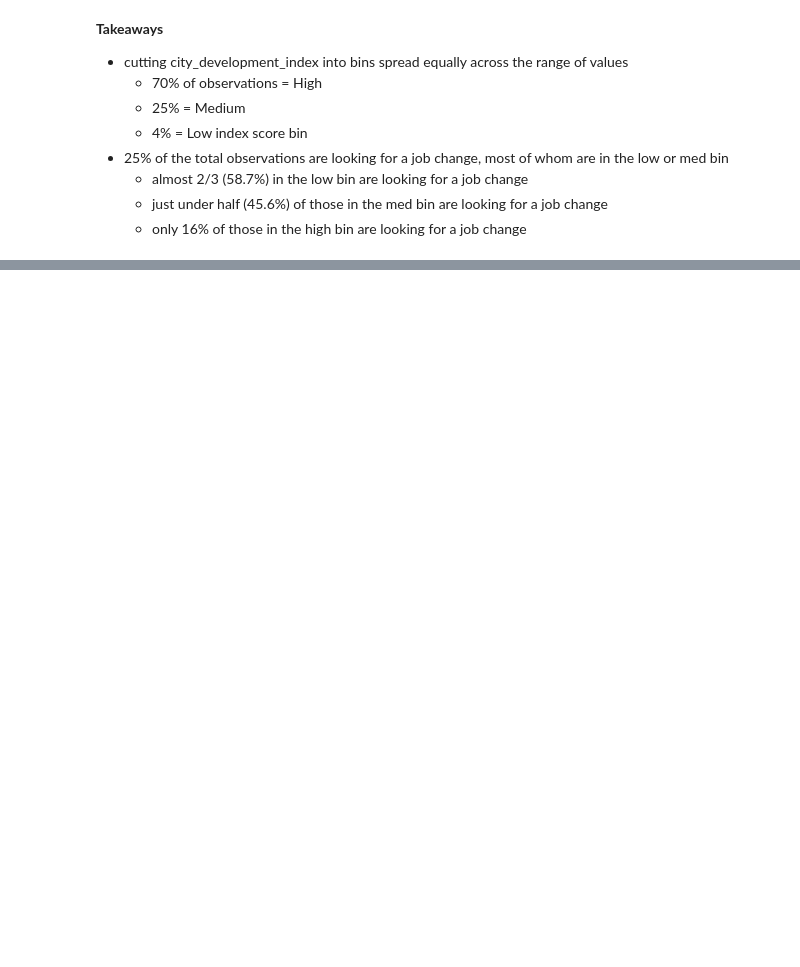
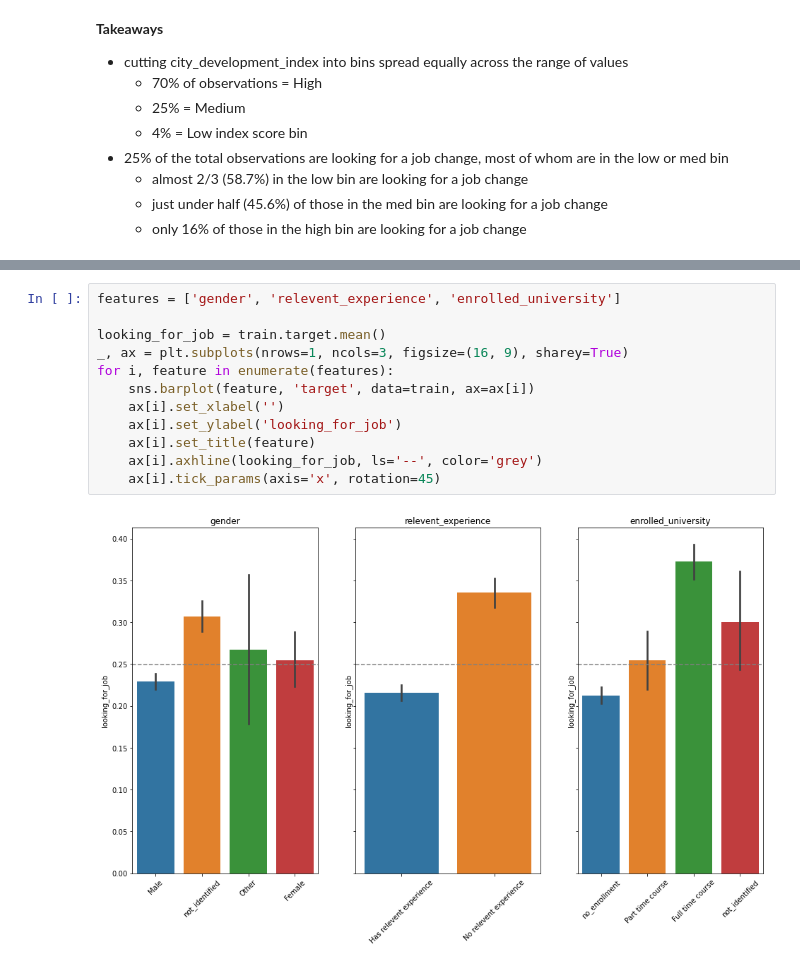
Before and after one commit to RyvynYoung/HRdataset, a Jupyter notebook: mvp.ipynb, the cells around one changed output, grey strips where cells are left out. Cells and saved outputs as stored; diff of their text form; blank space fills up the shorter version.

Commit message:
add visualizations

```diff
--- a/mvp.ipynb
+++ b/mvp.ipynb
@@ -346,0 +348,14 @@ memory usage: 1.5+ MB
+# %%
+features = ['gender', 'relevent_experience', 'enrolled_university']
+
+looking_for_job = train.target.mean()
+_, ax = plt.subplots(nrows=1, ncols=3, figsize=(16, 9), sharey=True)
+for i, feature in enumerate(features):
+    sns.barplot(feature, 'target', data=train, ax=ax[i])
+    ax[i].set_xlabel('')
+    ax[i].set_ylabel('looking_for_job')
+    ax[i].set_title(feature)
+    ax[i].axhline(looking_for_job, ls='--', color='grey')
+    ax[i].tick_params(axis='x', rotation=45)
+# %% [output]
+[figure, added]
```
Also changed, not shown: parts of 9 cells of this notebook.
